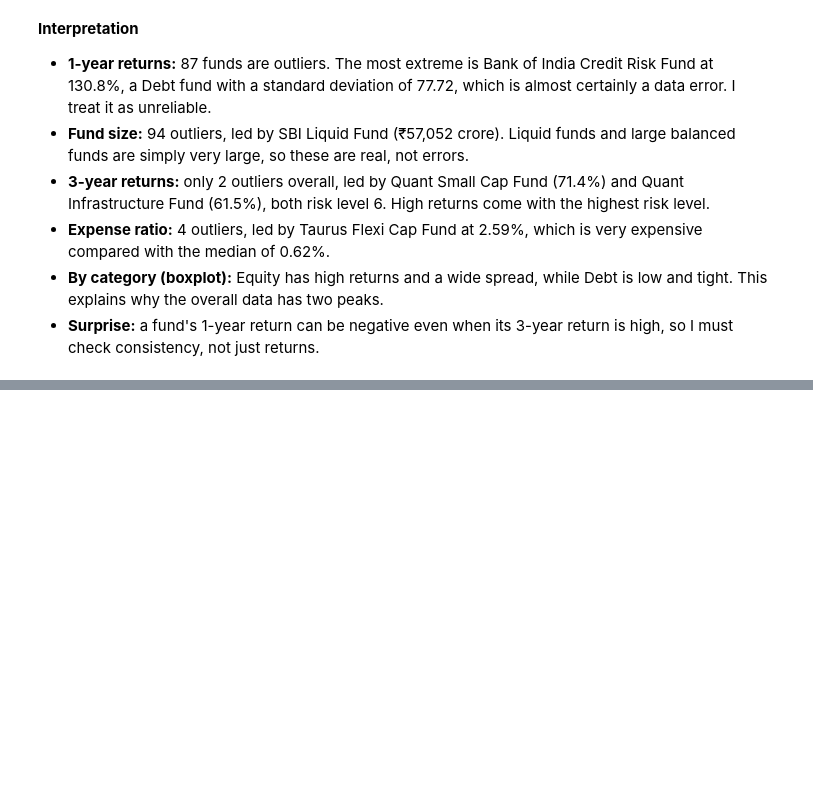
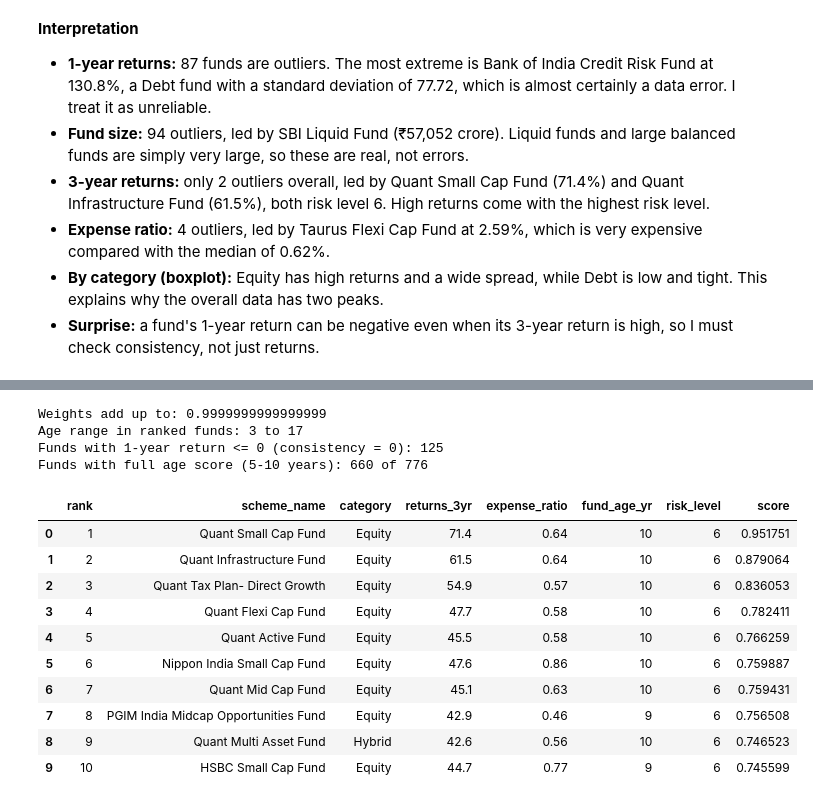
Before and after one commit to stutigoyal8999/Coorix_Internship_Business-Analytics, a Jupyter notebook: Mutual Fund Analysis/notebook/Mutual Fund Analysis.ipynb, the cells around one changed output, grey strips where cells are left out. Cells and saved outputs as stored; diff of their text form; code cells hidden in the pictures; blank space fills up the shorter version.

```diff
--- a/Mutual Fund Analysis/notebook/Mutual Fund Analysis.ipynb
+++ b/Mutual Fund Analysis/notebook/Mutual Fund Analysis.ipynb
@@ -450,0 +466,42 @@ Now the two fields are directly comparable. Equity funds average 0.39 on returns
+# %%
+W = {"return": 0.50, "cost": 0.20, "consistency": 0.20, "age": 0.10}
+print("Weights add up to:", sum(W.values()))
+
+age = df_rank["fund_age_yr"]
+age_min, age_max = age.min(), age.max()
+print("Age range in ranked funds:", age_min, "to", age_max)
+
+df_rank["return_score"] = df_rank["returns_3yr_scaled"]
+df_rank["cost_score"] = 1 - df_rank["expense_ratio_scaled"]
+df_rank["consistency_score"] = (df_rank["returns_1yr"] > 0).astype(int)
+df_rank["age_score"] = np.select(
+    [age < 5, age <= 10],
+    [(age - age_min) / (5 - age_min), 1.0],
+    default=1 - (age - 10) / (age_max - 10),
+)
+
+df_rank["score"] = sum(W[k] * df_rank[k + "_score"] for k in W)
+
+df_rank = df_rank.sort_values(["score", "expense_ratio"], ascending=[False, True]).reset_index(drop=True)
+df_rank["rank"] = df_rank.index + 1
+
+print("Funds with 1-year return <= 0 (consistency = 0):", (df_rank["consistency_score"] == 0).sum())
+print("Funds with full age score (5-10 years):", (df_rank["age_score"] == 1).sum(), "of", len(df_rank))
+df_rank[["rank", "scheme_name", "category", "returns_3yr", "expense_ratio",
+         "fund_age_yr", "risk_level", "score"]].head(10)
+# %% [output]
+Weights add up to: 0.9999999999999999
+Age range in ranked funds: 3 to 17
+Funds with 1-year return <= 0 (consistency = 0): 125
+Funds with full age score (5-10 years): 660 of 776
+|  | rank | scheme_name | category | returns_3yr | expense_ratio | fund_age_yr | risk_level | score |
+| 0 | 1 | Quant Small Cap Fund | Equity | 71.4 | 0.64 | 10 | 6 | 0.951751 |
+| 1 | 2 | Quant Infrastructure Fund | Equity | 61.5 | 0.64 | 10 | 6 | 0.879064 |
+| 2 | 3 | Quant Tax Plan- Direct Growth | Equity | 54.9 | 0.57 | 10 | 6 | 0.836053 |
+| 3 | 4 | Quant Flexi Cap Fund | Equity | 47.7 | 0.58 | 10 | 6 | 0.782411 |
+| 4 | 5 | Quant Active Fund | Equity | 45.5 | 0.58 | 10 | 6 | 0.766259 |
+| 5 | 6 | Nippon India Small Cap Fund | Equity | 47.6 | 0.86 | 10 | 6 | 0.759887 |
+| 6 | 7 | Quant Mid Cap Fund | Equity | 45.1 | 0.63 | 10 | 6 | 0.759431 |
+| 7 | 8 | PGIM India Midcap Opportunities Fund | Equity | 42.9 | 0.46 | 9 | 6 | 0.756508 |
+| 8 | 9 | Quant Multi Asset Fund | Hybrid | 42.6 | 0.56 | 10 | 6 | 0.746523 |
+| 9 | 10 | HSBC Small Cap Fund | Equity | 44.7 | 0.77 | 9 | 6 | 0.745599 |
```
Also changed, not shown: parts of 26 cells of this notebook.
